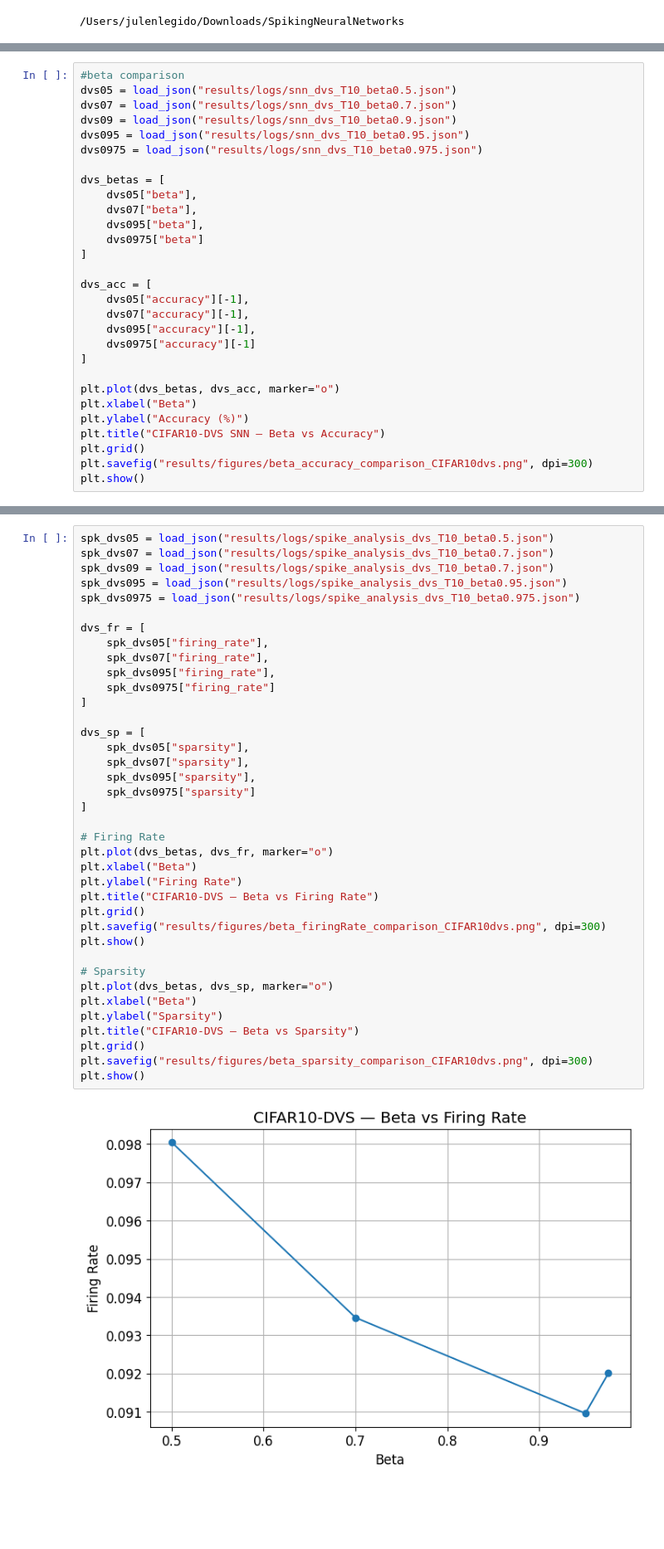
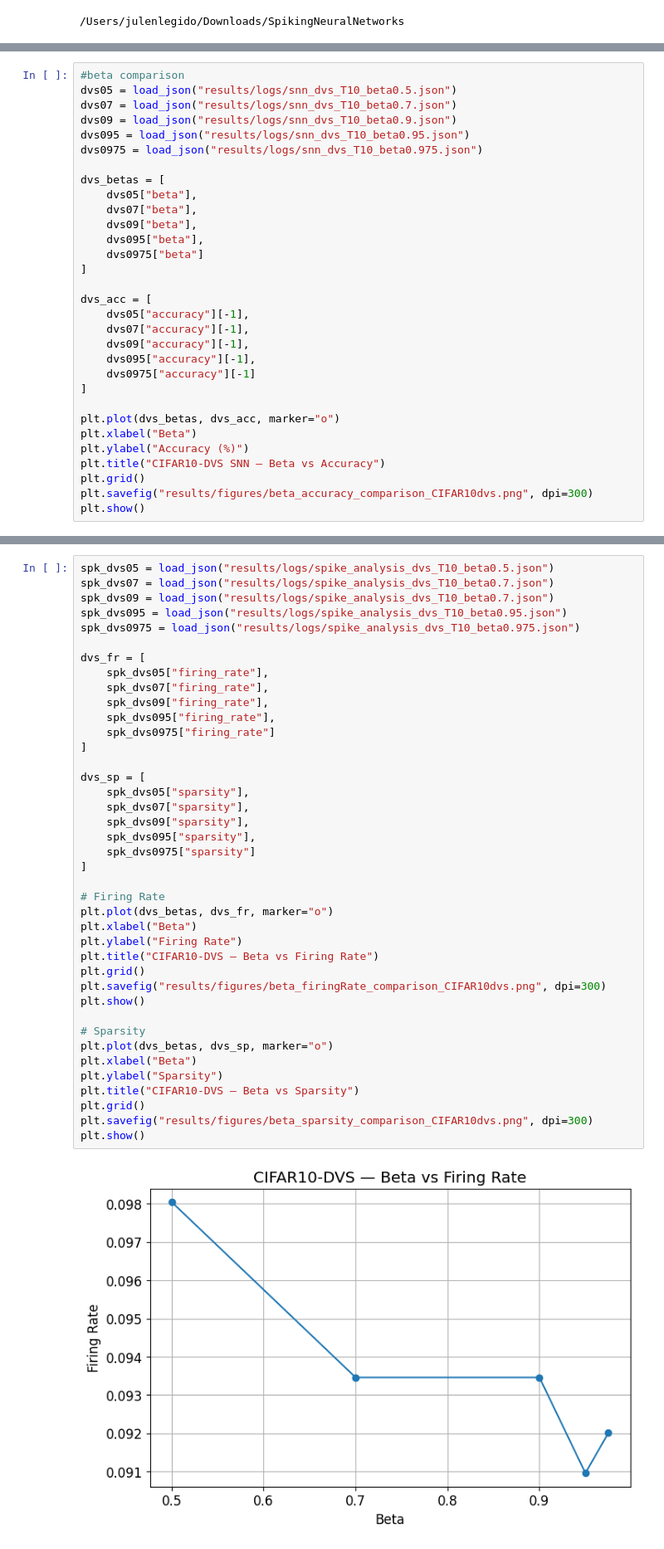
Before and after one commit to julenlegido/SpikingNeuralNetworks, a Jupyter notebook: notebooks/temporal_datasets.ipynb, the cells around one changed output, grey strips where cells are left out. Shown at 83% size. Drawn from its saved outputs; the diff is of its cells as text; blank space fills up the shorter version.

Commit message:
Temporal vs static datasets notebook with plots 2

```diff
--- a/notebooks/temporal_datasets.ipynb
+++ b/notebooks/temporal_datasets.ipynb
@@ -24,6 +24,7 @@ dvs0975 = load_json("results/logs/snn_dvs_T10_beta0.975.json")
 dvs_betas = [
     dvs05["beta"],
     dvs07["beta"],
+    dvs09["beta"],
     dvs095["beta"],
     dvs0975["beta"]
 ]
@@ -31,6 +32,7 @@ dvs_betas = [
 dvs_acc = [
     dvs05["accuracy"][-1],
     dvs07["accuracy"][-1],
+    dvs09["accuracy"][-1],
     dvs095["accuracy"][-1],
     dvs0975["accuracy"][-1]
 ]
@@ -54,33 +56,35 @@ spk_dvs0975 = load_json("results/logs/spike_analysis_dvs_T10_beta0.975.json")
 dvs_fr = [
     spk_dvs05["firing_rate"],
     spk_dvs07["firing_rate"],
+    spk_dvs09["firing_rate"],
     spk_dvs095["firing_rate"],
     spk_dvs0975["firing_rate"]
 ]
 
 dvs_sp = [
     spk_dvs05["sparsity"],
     spk_dvs07["sparsity"],
+    spk_dvs09["sparsity"],
     spk_dvs095["sparsity"],
     spk_dvs0975["sparsity"]
 ]
 
 # Firing Rate
 plt.plot(dvs_betas, dvs_fr, marker="o")
 plt.xlabel("Beta")
 plt.ylabel("Firing Rate")
 plt.title("CIFAR10-DVS — Beta vs Firing Rate")
 plt.grid()
 plt.savefig("results/figures/beta_firingRate_comparison_CIFAR10dvs.png", dpi=300)
 plt.show()
 
 # Sparsity
 plt.plot(dvs_betas, dvs_sp, marker="o")
 plt.xlabel("Beta")
 plt.ylabel("Sparsity")
 plt.title("CIFAR10-DVS — Beta vs Sparsity")
 plt.grid()
 plt.savefig("results/figures/beta_sparsity_comparison_CIFAR10dvs.png", dpi=300)
 plt.show()
 # %% [output]
-[figure, old version]
+[figure, new version]
```
Also changed, not shown: parts of 4 cells of this notebook, 11 other files.
